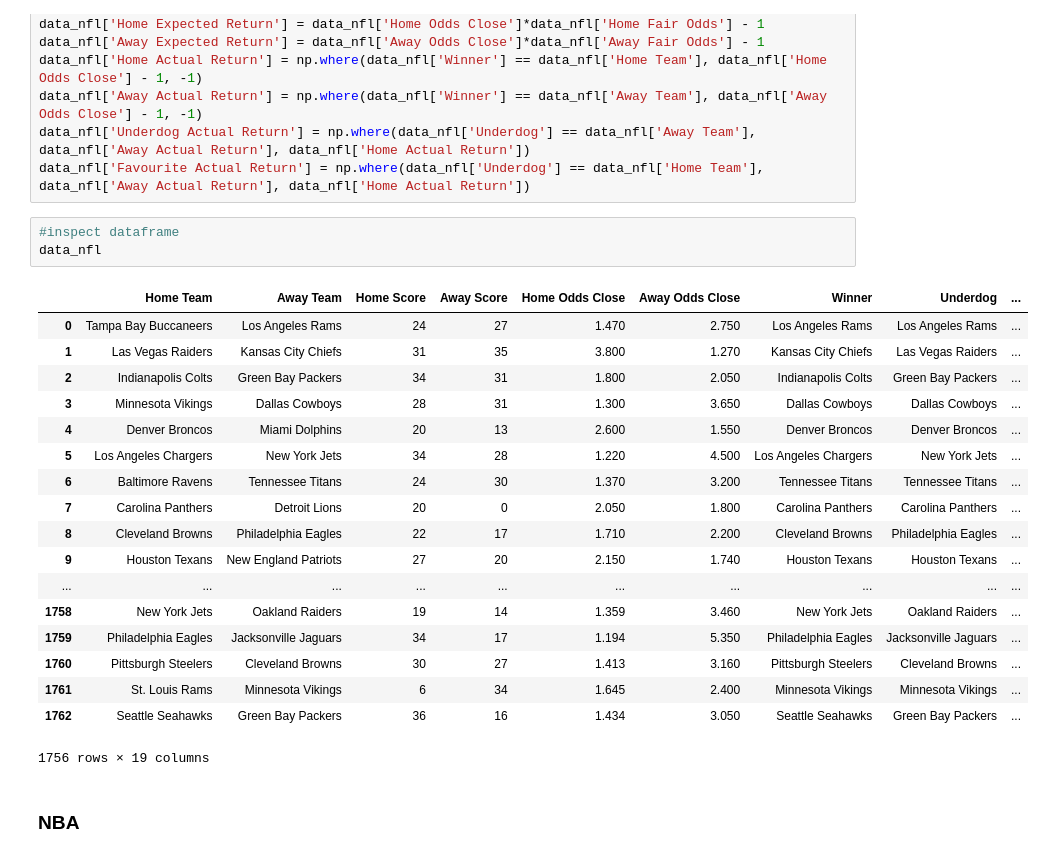
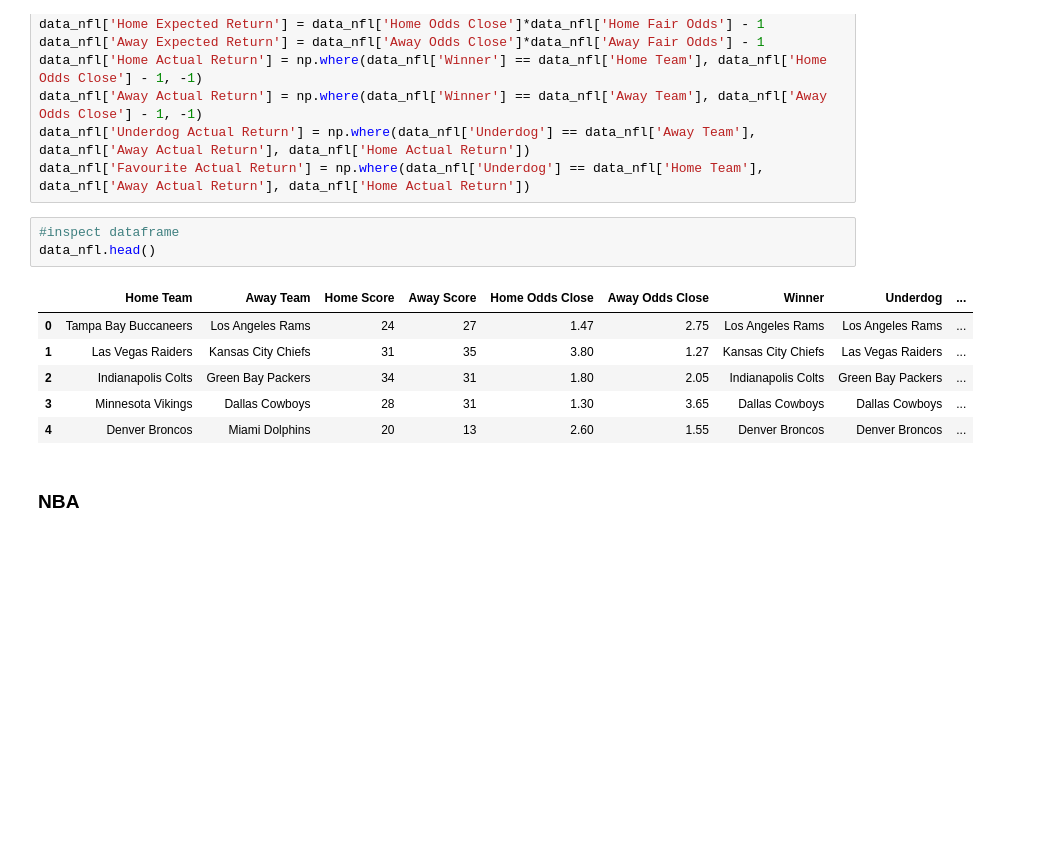
Before and after one commit to jama001/Australia-Underdog-Betting, a Jupyter notebook: main.ipynb, the cells around one changed output. Cells and saved outputs as stored; diff of their text form; blank space fills up the shorter version.

```diff
--- a/main.ipynb
+++ b/main.ipynb
@@ -163,26 +140,14 @@ data_nfl['Underdog Actual Return'] = np.where(data_nfl['Underdog'] == data_nfl['
 data_nfl['Favourite Actual Return'] = np.where(data_nfl['Underdog'] == data_nfl['Home Team'], data_nfl['Away Actual Return'], data_nfl['Home Actual Return'])
 # %%
 #inspect dataframe
-data_nfl
+data_nfl.head()
 # %% [output]
 |  | Home Team | Away Team | Home Score | Away Score | Home Odds Close | Away Odds Close | Winner | Underdog | ... |
-| 0 | Tampa Bay Buccaneers | Los Angeles Rams | 24 | 27 | 1.470 | 2.750 | Los Angeles Rams | Los Angeles Rams | ... |
-| 1 | Las Vegas Raiders | Kansas City Chiefs | 31 | 35 | 3.800 | 1.270 | Kansas City Chiefs | Las Vegas Raiders | ... |
-| 2 | Indianapolis Colts | Green Bay Packers | 34 | 31 | 1.800 | 2.050 | Indianapolis Colts | Green Bay Packers | ... |
-| 3 | Minnesota Vikings | Dallas Cowboys | 28 | 31 | 1.300 | 3.650 | Dallas Cowboys | Dallas Cowboys | ... |
-| 4 | Denver Broncos | Miami Dolphins | 20 | 13 | 2.600 | 1.550 | Denver Broncos | Denver Broncos | ... |
-| 5 | Los Angeles Chargers | New York Jets | 34 | 28 | 1.220 | 4.500 | Los Angeles Chargers | New York Jets | ... |
-| 6 | Baltimore Ravens | Tennessee Titans | 24 | 30 | 1.370 | 3.200 | Tennessee Titans | Tennessee Titans | ... |
-| 7 | Carolina Panthers | Detroit Lions | 20 | 0 | 2.050 | 1.800 | Carolina Panthers | Carolina Panthers | ... |
-| 8 | Cleveland Browns | Philadelphia Eagles | 22 | 17 | 1.710 | 2.200 | Cleveland Browns | Philadelphia Eagles | ... |
-| 9 | Houston Texans | New England Patriots | 27 | 20 | 2.150 | 1.740 | Houston Texans | Houston Texans | ... |
-| ... | ... | ... | ... | ... | ... | ... | ... | ... | ... |
-| 1758 | New York Jets | Oakland Raiders | 19 | 14 | 1.359 | 3.460 | New York Jets | Oakland Raiders | ... |
-| 1759 | Philadelphia Eagles | Jacksonville Jaguars | 34 | 17 | 1.194 | 5.350 | Philadelphia Eagles | Jacksonville Jaguars | ... |
-| 1760 | Pittsburgh Steelers | Cleveland Browns | 30 | 27 | 1.413 | 3.160 | Pittsburgh Steelers | Cleveland Browns | ... |
-| 1761 | St. Louis Rams | Minnesota Vikings | 6 | 34 | 1.645 | 2.400 | Minnesota Vikings | Minnesota Vikings | ... |
-| 1762 | Seattle Seahawks | Green Bay Packers | 36 | 16 | 1.434 | 3.050 | Seattle Seahawks | Green Bay Packers | ... |
+| 0 | Tampa Bay Buccaneers | Los Angeles Rams | 24 | 27 | 1.47 | 2.75 | Los Angeles Rams | Los Angeles Rams | ... |
+| 1 | Las Vegas Raiders | Kansas City Chiefs | 31 | 35 | 3.80 | 1.27 | Kansas City Chiefs | Las Vegas Raiders | ... |
+| 2 | Indianapolis Colts | Green Bay Packers | 34 | 31 | 1.80 | 2.05 | Indianapolis Colts | Green Bay Packers | ... |
+| 3 | Minnesota Vikings | Dallas Cowboys | 28 | 31 | 1.30 | 3.65 | Dallas Cowboys | Dallas Cowboys | ... |
+| 4 | Denver Broncos | Miami Dolphins | 20 | 13 | 2.60 | 1.55 | Denver Broncos | Denver Broncos | ... |
-1756 rows × 19 columns
 # %% [markdown]
 ### NBA
 # %% [markdown]
```
Also changed, not shown: parts of 14 cells of this notebook.
